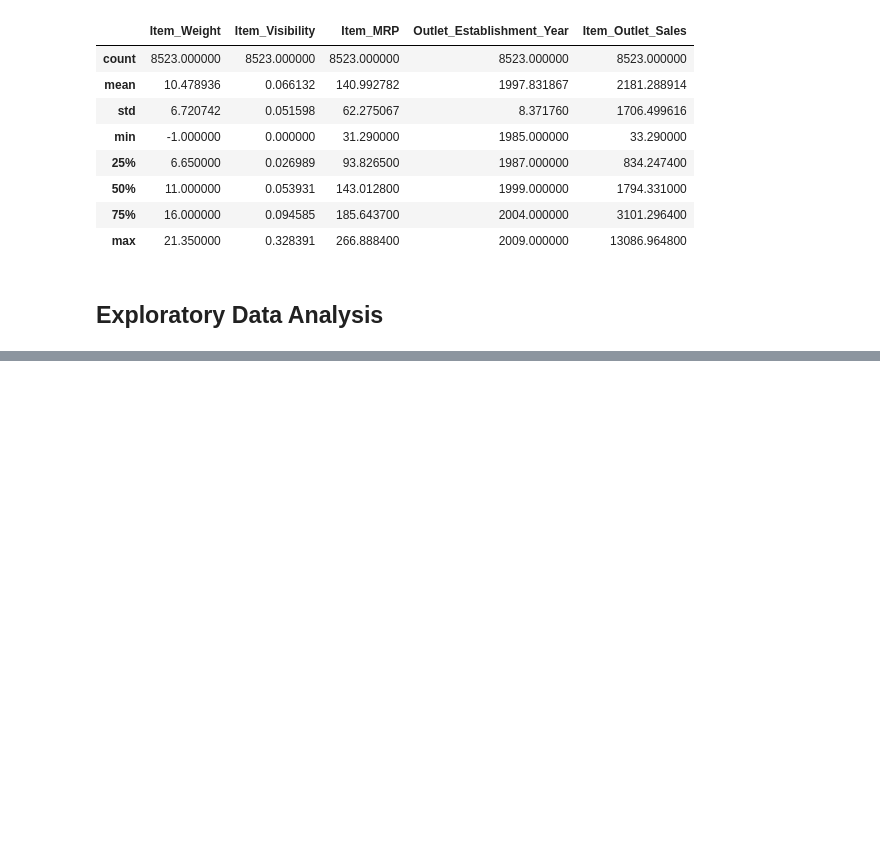
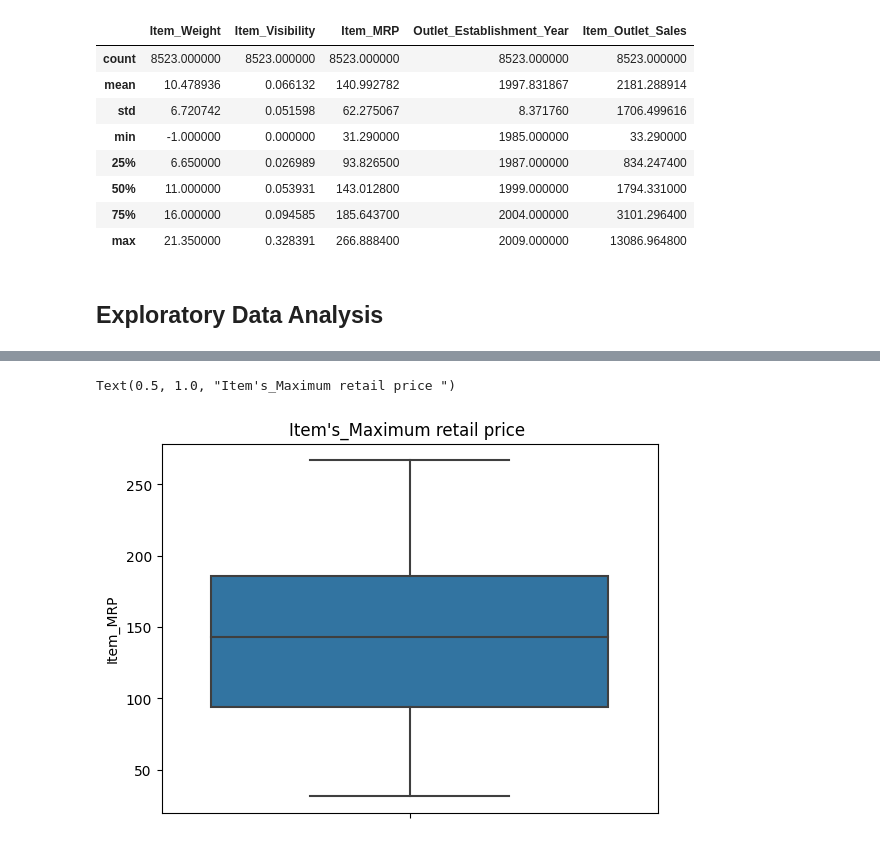
Before and after one commit to SinothileB/Prediction-of-Product-Sales, a Jupyter notebook: Markdown.ipynb, the cells around one changed output, grey strips where cells are left out. Saved outputs shown, nothing was run; the diff lists cells and outputs as text; code cells hidden in the pictures; blank space fills up the shorter version.

```diff
--- a/Markdown.ipynb
+++ b/Markdown.ipynb
@@ -195,0 +246,8 @@ df.describe()
+# %%
+#Boxplots to view statistical summaries of numerical features in your dataset.
+# Create a boxplot of sItem_MRP'
+ax=sns.boxplot(data =df, y='Item_MRP')
+ax.set_title("Item's_Maximum retail price ")
+# %% [output]
+Text(0.5, 1.0, "Item's_Maximum retail price ")
+[figure, added]
```
Also changed, not shown: parts of 16 cells of this notebook.
